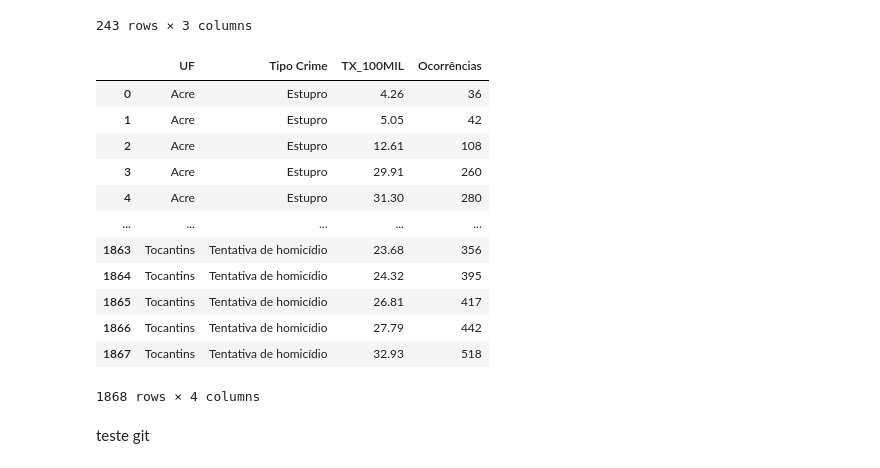
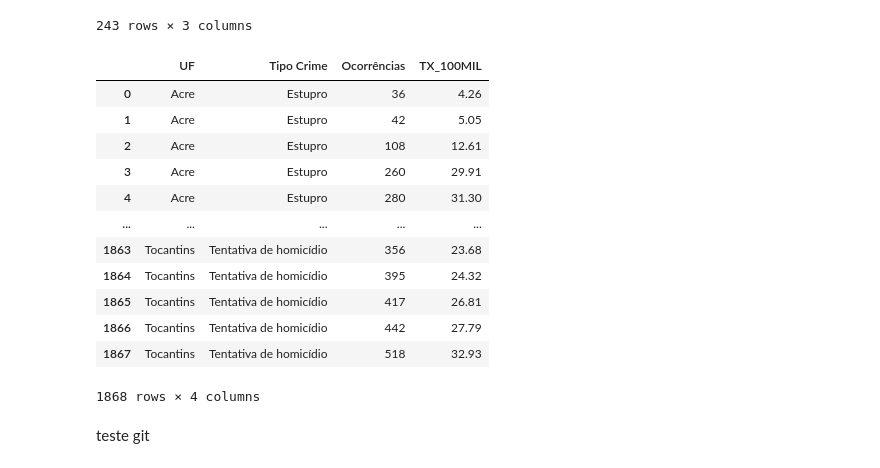
Before and after one commit to Marcelo-Silvestre/Analise_Dados_Boas_Praticas_PUCRIO, a Jupyter notebook: Notebooks/mvp_crimes_uf.ipynb, the cells around one changed output. Cells and saved outputs as stored; diff of their text form; code cells hidden in the pictures.

```diff
--- a/Notebooks/mvp_crimes_uf.ipynb
+++ b/Notebooks/mvp_crimes_uf.ipynb
@@ -141,21 +141,21 @@ tabela
 # %%
 tabela = dados_crimes_pop.groupby(['UF','Tipo Crime','TX_100MIL'],as_index = False).agg({
     'Ocorrências':'sum'
-}).round(2)
+}).round(2)[['UF','Tipo Crime','Ocorrências','TX_100MIL']]
 tabela
 # %% [output]
-|  | UF | Tipo Crime | TX_100MIL | Ocorrências |
-| 0 | Acre | Estupro | 4.26 | 36 |
-| 1 | Acre | Estupro | 5.05 | 42 |
-| 2 | Acre | Estupro | 12.61 | 108 |
-| 3 | Acre | Estupro | 29.91 | 260 |
-| 4 | Acre | Estupro | 31.30 | 280 |
+|  | UF | Tipo Crime | Ocorrências | TX_100MIL |
+| 0 | Acre | Estupro | 36 | 4.26 |
+| 1 | Acre | Estupro | 42 | 5.05 |
+| 2 | Acre | Estupro | 108 | 12.61 |
+| 3 | Acre | Estupro | 260 | 29.91 |
+| 4 | Acre | Estupro | 280 | 31.30 |
 | ... | ... | ... | ... | ... |
-| 1863 | Tocantins | Tentativa de homicídio | 23.68 | 356 |
-| 1864 | Tocantins | Tentativa de homicídio | 24.32 | 395 |
-| 1865 | Tocantins | Tentativa de homicídio | 26.81 | 417 |
-| 1866 | Tocantins | Tentativa de homicídio | 27.79 | 442 |
-| 1867 | Tocantins | Tentativa de homicídio | 32.93 | 518 |
+| 1863 | Tocantins | Tentativa de homicídio | 356 | 23.68 |
+| 1864 | Tocantins | Tentativa de homicídio | 395 | 24.32 |
+| 1865 | Tocantins | Tentativa de homicídio | 417 | 26.81 |
+| 1866 | Tocantins | Tentativa de homicídio | 442 | 27.79 |
+| 1867 | Tocantins | Tentativa de homicídio | 518 | 32.93 |
 1868 rows × 4 columns
 # %% [markdown]
 teste git
```
